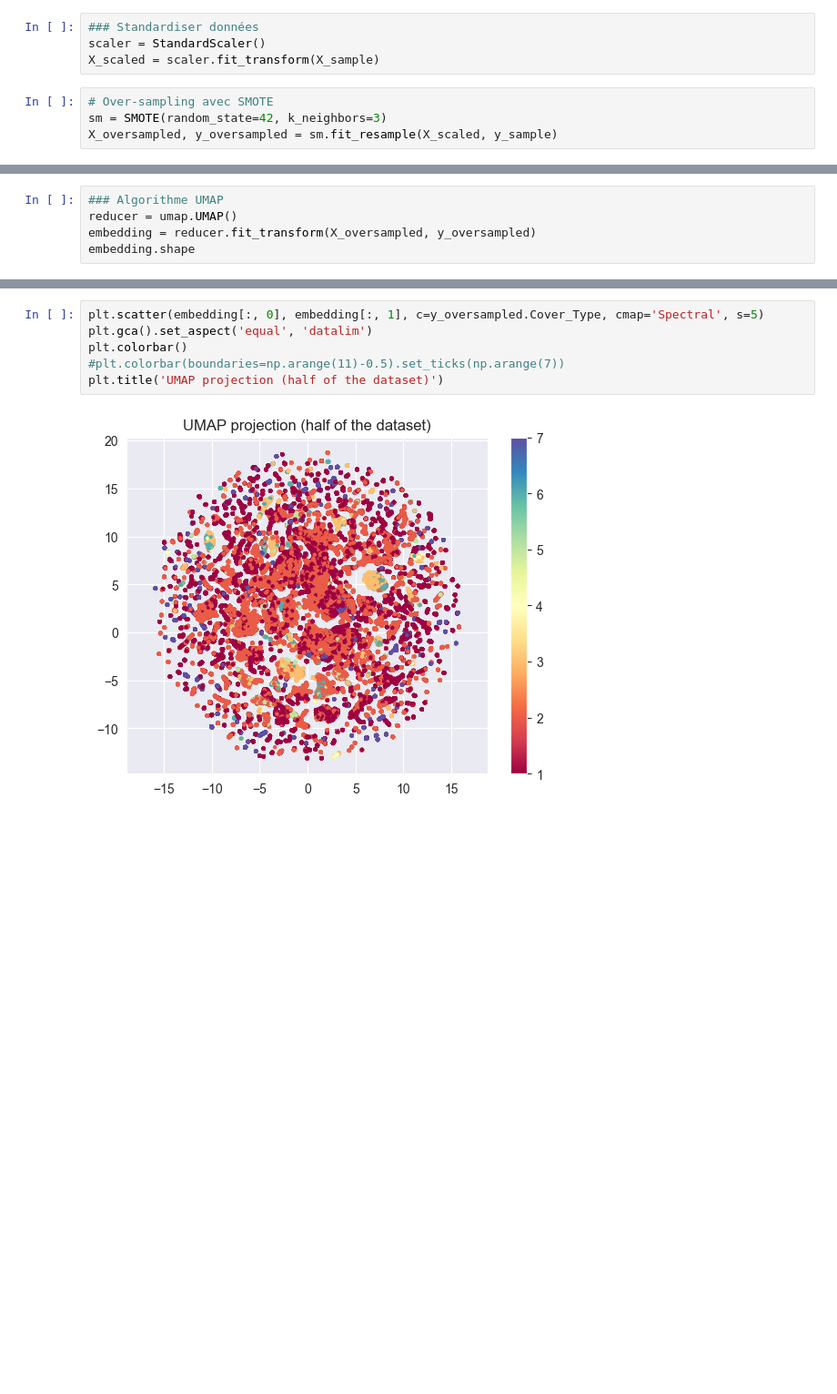
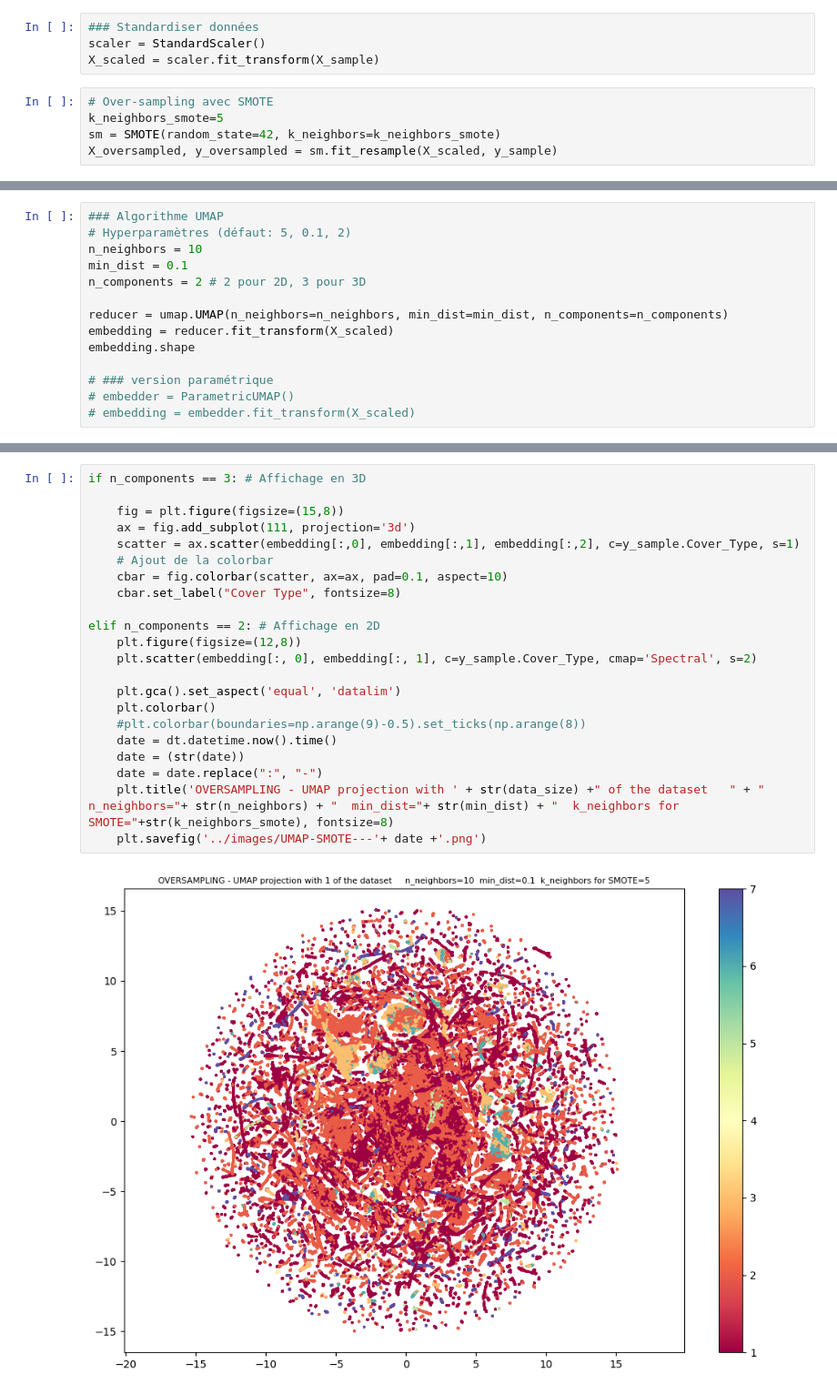
Before and after one commit to Hel88/TP2-Apprentissage_automatique, a Jupyter notebook: src/over-sampling.ipynb, the cells around one changed output, grey strips where cells are left out. Shown: that part at 91% size. Cells and saved outputs as stored; diff of their text form; blank space fills up the shorter version.

Commit message:
Tests avec les hyperparamètres

```diff
--- a/src/over-sampling.ipynb
+++ b/src/over-sampling.ipynb
@@ -56,7 +51,8 @@ scaler = StandardScaler()
 X_scaled = scaler.fit_transform(X_sample)
 # %%
 # Over-sampling avec SMOTE
-sm = SMOTE(random_state=42, k_neighbors=3)
+k_neighbors_smote=5
+sm = SMOTE(random_state=42, k_neighbors=k_neighbors_smote)
 X_oversampled, y_oversampled = sm.fit_resample(X_scaled, y_sample)
 # %%
 print("After over-sampling: ")
@@ -74,6 +70,15 @@ Cover_Type
 Name: count, dtype: int64
 # %%
 ### Algorithme UMAP
-reducer = umap.UMAP()
-embedding = reducer.fit_transform(X_oversampled, y_oversampled)
+# Hyperparamètres (défaut: 5, 0.1, 2)
+n_neighbors = 10
+min_dist = 0.1
+n_components = 2 # 2 pour 2D, 3 pour 3D
+
+reducer = umap.UMAP(n_neighbors=n_neighbors, min_dist=min_dist, n_components=n_components)
+embedding = reducer.fit_transform(X_scaled)
 embedding.shape
+
+# ### version paramétrique
+# embedder = ParametricUMAP()
+# embedding = embedder.fit_transform(X_scaled)
@@ -80,8 +96,24 @@ embedding.shape
 # %%
-plt.scatter(embedding[:, 0], embedding[:, 1], c=y_oversampled.Cover_Type, cmap='Spectral', s=5)
-plt.gca().set_aspect('equal', 'datalim')
-plt.colorbar()
-#plt.colorbar(boundaries=np.arange(11)-0.5).set_ticks(np.arange(7))
-plt.title('UMAP projection (half of the dataset)')
+if n_components == 3: # Affichage en 3D
+
+    fig = plt.figure(figsize=(15,8))
+    ax = fig.add_subplot(111, projection='3d')
+    scatter = ax.scatter(embedding[:,0], embedding[:,1], embedding[:,2], c=y_sample.Cover_Type, s=1)
+    # Ajout de la colorbar
+    cbar = fig.colorbar(scatter, ax=ax, pad=0.1, aspect=10)
+    cbar.set_label("Cover Type", fontsize=8)
+
+elif n_components == 2: # Affichage en 2D
+    plt.figure(figsize=(12,8))
+    plt.scatter(embedding[:, 0], embedding[:, 1], c=y_sample.Cover_Type, cmap='Spectral', s=2)
+
+    plt.gca().set_aspect('equal', 'datalim')
+    plt.colorbar()
+    #plt.colorbar(boundaries=np.arange(9)-0.5).set_ticks(np.arange(8))
+    date = dt.datetime.now().time()
+    date = (str(date))
+    date = date.replace(":", "-")
+    plt.title('OVERSAMPLING - UMAP projection with ' + str(data_size) +" of the dataset   " + "  n_neighbors="+ str(n_neighbors) + "  min_dist="+ str(min_dist) + "  k_neighbors for SMOTE="+str(k_neighbors_smote), fontsize=8)
+    plt.savefig('../images/UMAP-SMOTE---'+ date +'.png')
 # %% [output]
-[figure, old version]
+[figure, new version]
```
Also changed, not shown: parts of 4 cells of this notebook, 4 other files.
